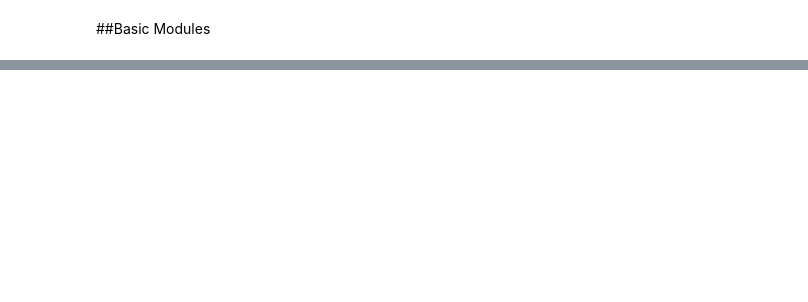
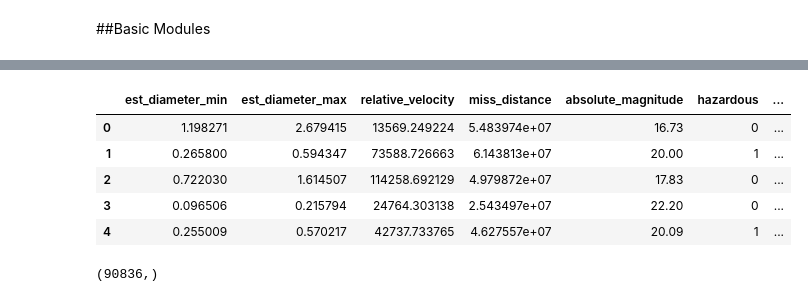
Before and after one commit to munawarali93/NASA---Near-Earth-Objects, a Jupyter notebook: NASA_near_earth_objects.ipynb, the cells around one changed output, grey strips where cells are left out. Drawn from its saved outputs; the diff is of its cells as text; code cells hidden in the pictures; blank space fills up the shorter version.

```diff
--- a/NASA_near_earth_objects.ipynb
+++ b/NASA_near_earth_objects.ipynb
@@ -45,0 +75,18 @@ print(nasa.shape)
+# %%
+nasa = nasa.drop(columns = ['orbiting_body','sentry_object', 'id', 'name']).copy()
+# %%
+nasa['hazardous'] = nasa['hazardous'].replace({True: 1, False: 0})
+nasa.head()
+# %% [output]
+|  | est_diameter_min | est_diameter_max | relative_velocity | miss_distance | absolute_magnitude | hazardous | ... |
+| 0 | 1.198271 | 2.679415 | 13569.249224 | 5.483974e+07 | 16.73 | 0 | ... |
+| 1 | 0.265800 | 0.594347 | 73588.726663 | 6.143813e+07 | 20.00 | 1 | ... |
+| 2 | 0.722030 | 1.614507 | 114258.692129 | 4.979872e+07 | 17.83 | 0 | ... |
+| 3 | 0.096506 | 0.215794 | 24764.303138 | 2.543497e+07 | 22.20 | 0 | ... |
+| 4 | 0.255009 | 0.570217 | 42737.733765 | 4.627557e+07 | 20.09 | 1 | ... |
+# %%
+y = nasa['hazardous'].copy()
+X = nasa.drop('hazardous', axis=1).copy()
+y.shape
+# %% [output]
+(90836,)
```
Also changed, not shown: parts of 17 cells of this notebook.
